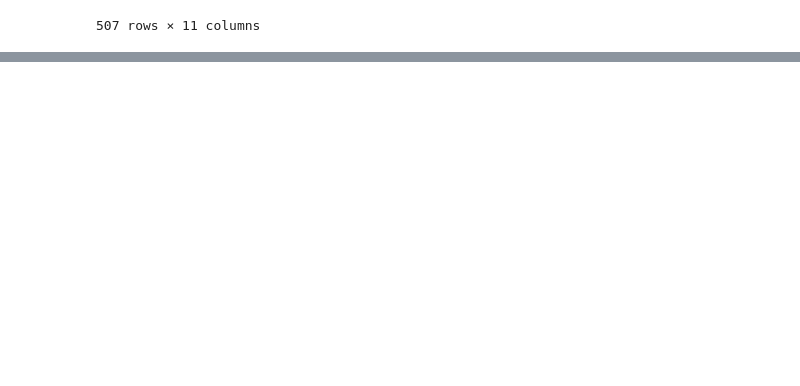
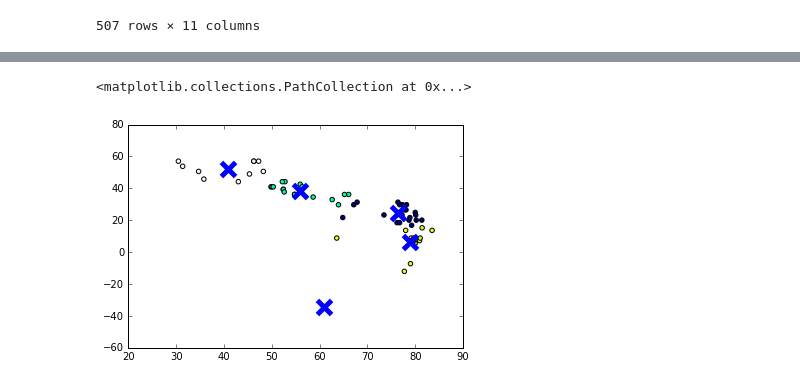
Before and after one commit to jbalderas92/MIS373-Final-Project-, a Jupyter notebook: Project Draft.ipynb, the cells around one changed output, grey strips where cells are left out. Saved outputs shown, nothing was run; the diff lists cells and outputs as text; code cells hidden in the pictures; blank space fills up the shorter version.

```diff
--- a/Project Draft.ipynb
+++ b/Project Draft.ipynb
@@ -473,2 +471,6 @@ ylabel('Latitude')
 #Initial K-means
 from sklearn.cluster import KMeans
+# %%
+model = KMeans(n_clusters=5, random_state=1)
+# %%
+X= cityAvgTempsAllYrsDF[['avgTemp','lat']].values
@@ -474,0 +483,6 @@ from sklearn.cluster import KMeans
+# %%
+scatter(X[:,0], X[:,1], c=model.labels_, cmap='gist_ncar')
+scatter(model.cluster_centers_[:,0], model.cluster_centers_[:,1], marker="x", s=200, linewidths=5)
+# %% [output]
+<matplotlib.collections.PathCollection at 0x...>
+[figure, added]
```
Also changed, not shown: parts of 7 cells of this notebook.
